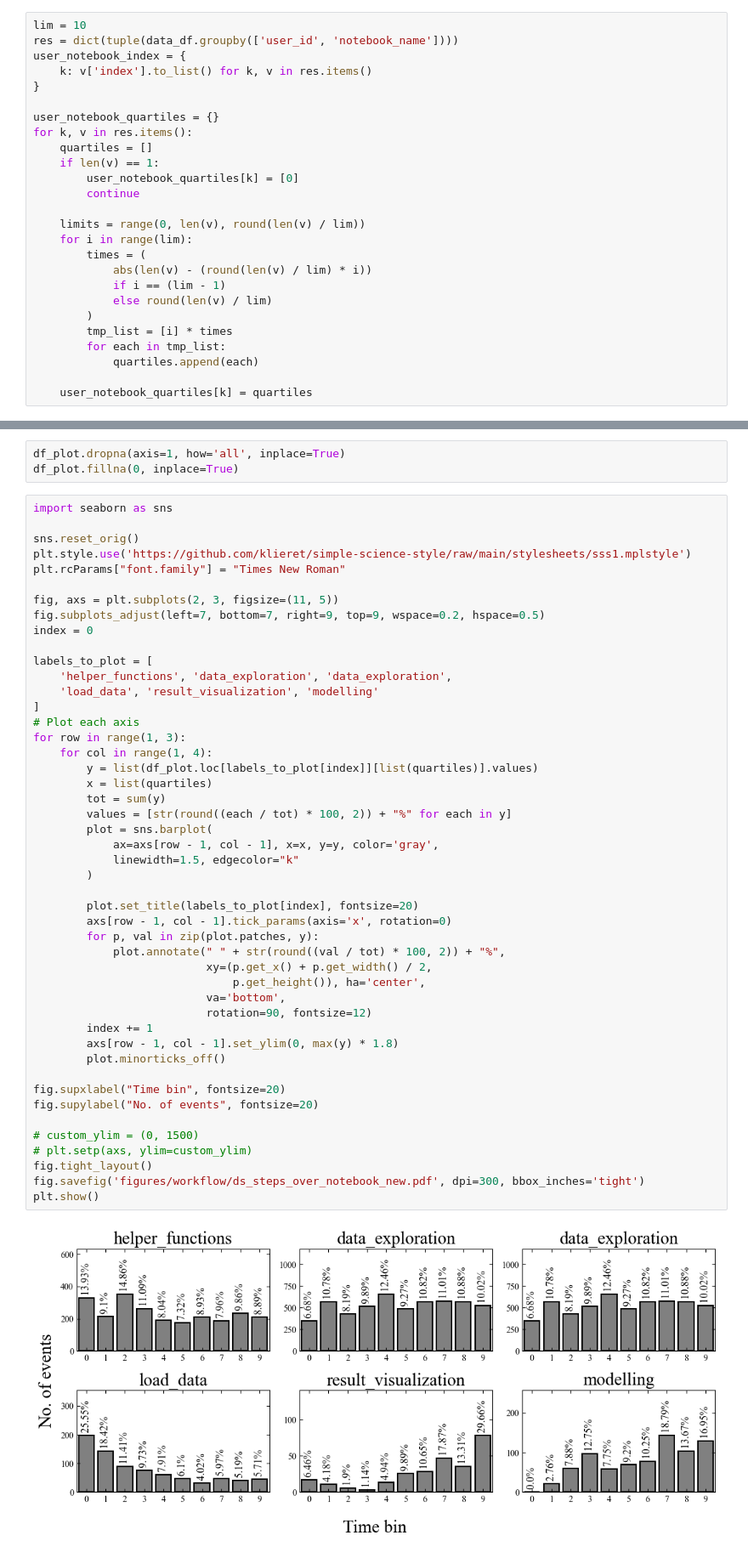
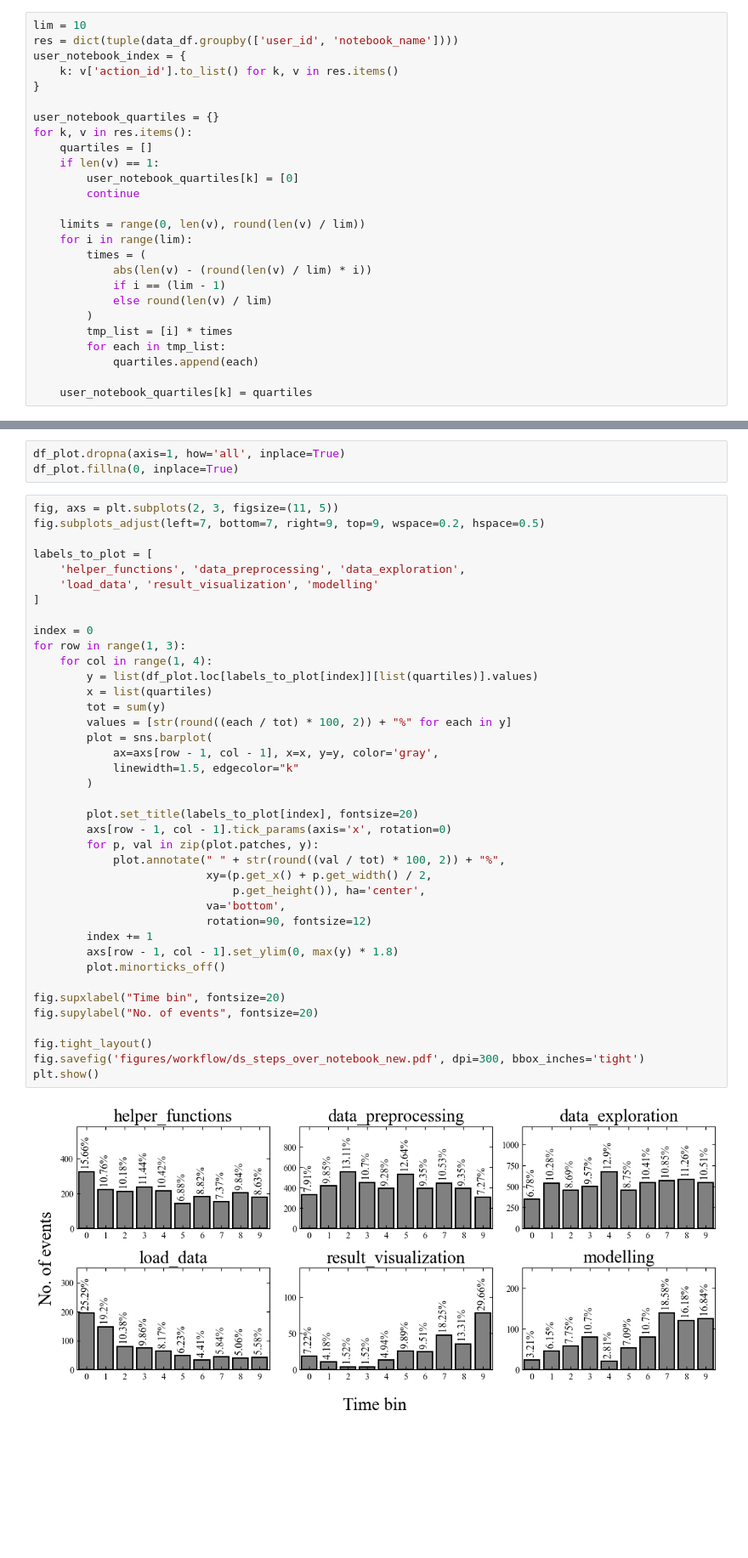
Before and after one commit to konstantgr/jupyter-logs-analysis, a Jupyter notebook: analysis/6-workflow-analysis.ipynb, the cells around one changed output, grey strips where cells are left out. Shown at 85% size. Drawn from its saved outputs; the diff is of its cells as text; blank space fills up the shorter version.

```diff
--- a/analysis/6-workflow-analysis.ipynb
+++ b/analysis/6-workflow-analysis.ipynb
@@ -68,7 +72,7 @@ data_df
 lim = 10
 res = dict(tuple(data_df.groupby(['user_id', 'notebook_name'])))
 user_notebook_index = {
-    k: v['index'].to_list() for k, v in res.items()
+    k: v['action_id'].to_list() for k, v in res.items()
 }
 
 user_notebook_quartiles = {}
@@ -122,51 +126,43 @@ for label in labels:
 df_plot.dropna(axis=1, how='all', inplace=True)
 df_plot.fillna(0, inplace=True)
 # %%
-import seaborn as sns
-
-sns.reset_orig()
-plt.style.use('https://github.com/klieret/simple-science-style/raw/main/stylesheets/sss1.mplstyle')
-plt.rcParams["font.family"] = "Times New Roman"
-
 fig, axs = plt.subplots(2, 3, figsize=(11, 5))
 fig.subplots_adjust(left=7, bottom=7, right=9, top=9, wspace=0.2, hspace=0.5)
-index = 0
 
 labels_to_plot = [
-    'helper_functions', 'data_exploration', 'data_exploration',
+    'helper_functions', 'data_preprocessing', 'data_exploration',
     'load_data', 'result_visualization', 'modelling'
 ]
-# Plot each axis
+
+index = 0
 for row in range(1, 3):
     for col in range(1, 4):
         y = list(df_plot.loc[labels_to_plot[index]][list(quartiles)].values)
         x = list(quartiles)
         tot = sum(y)
         values = [str(round((each / tot) * 100, 2)) + "%" for each in y]
         plot = sns.barplot(
             ax=axs[row - 1, col - 1], x=x, y=y, color='gray',
             linewidth=1.5, edgecolor="k"
         )
 
         plot.set_title(labels_to_plot[index], fontsize=20)
         axs[row - 1, col - 1].tick_params(axis='x', rotation=0)
         for p, val in zip(plot.patches, y):
             plot.annotate(" " + str(round((val / tot) * 100, 2)) + "%",
                           xy=(p.get_x() + p.get_width() / 2,
                               p.get_height()), ha='center',
                           va='bottom',
                           rotation=90, fontsize=12)
         index += 1
         axs[row - 1, col - 1].set_ylim(0, max(y) * 1.8)
         plot.minorticks_off()
 
 fig.supxlabel("Time bin", fontsize=20)
 fig.supylabel("No. of events", fontsize=20)
 
-# custom_ylim = (0, 1500)
-# plt.setp(axs, ylim=custom_ylim)
 fig.tight_layout()
 fig.savefig('figures/workflow/ds_steps_over_notebook_new.pdf', dpi=300, bbox_inches='tight')
 plt.show()
 # %% [output]
-[figure, old version]
+[figure, new version]
```
Also changed, not shown: parts of 3 cells of this notebook.
